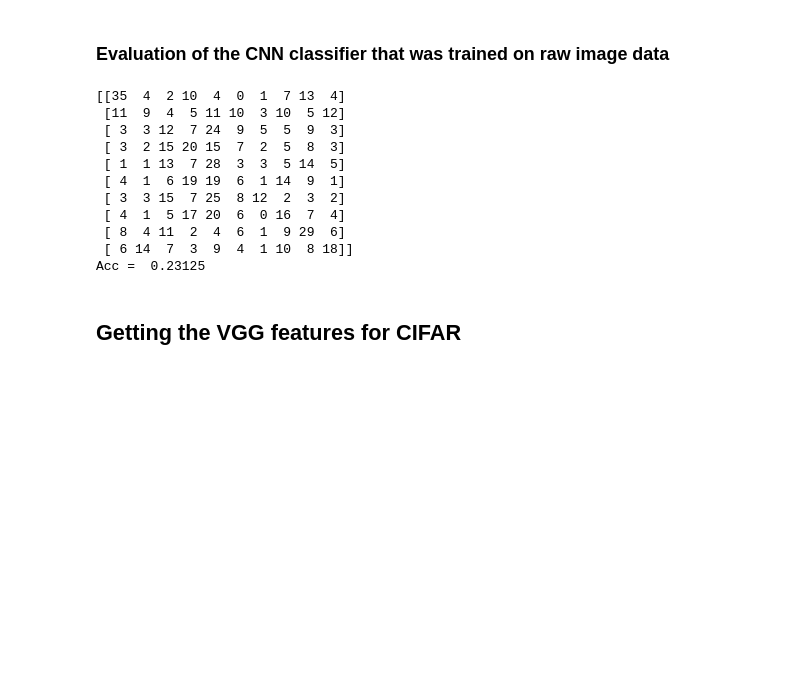
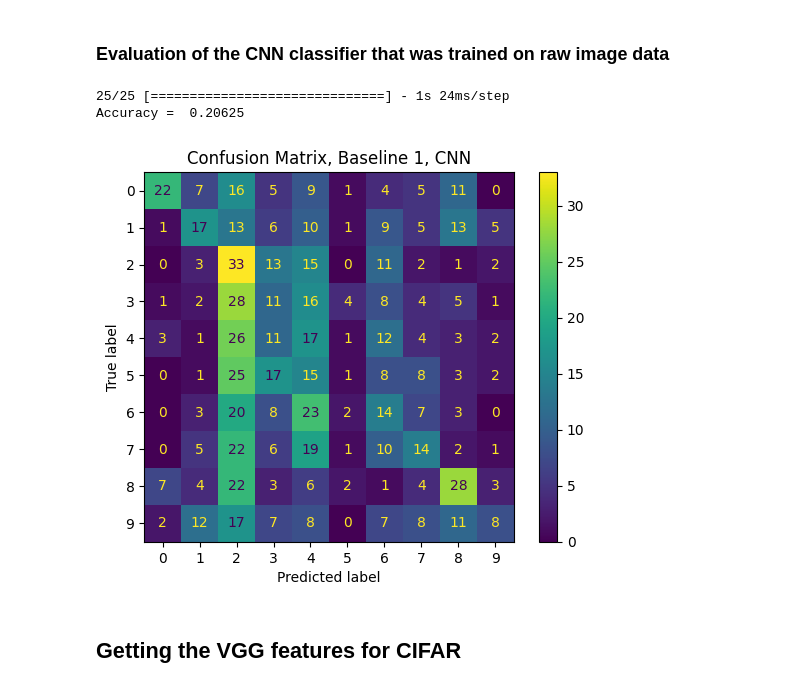
Before and after one commit to tensorchiefs/dl_course_2024, a Jupyter notebook: notebooks/08_classification_transfer_learning_few_labels_sol.ipynb, the cells around one changed output. Drawn from its saved outputs; the diff is of its cells as text; code cells hidden in the pictures; blank space fills up the shorter version.

```diff
--- a/notebooks/08_classification_transfer_learning_few_labels_sol.ipynb
+++ b/notebooks/08_classification_transfer_learning_few_labels_sol.ipynb
@@ -254,22 +249,18 @@ Epoch 30/30
 # %% [markdown]
 ### Evaluation of the CNN classifier that was trained on raw image data
 # %%
-from sklearn.metrics import confusion_matrix
-pred = model.predict(x_test_new)
-print(confusion_matrix(np.argmax(y_test_new,axis=1), np.argmax(pred,axis=1)))
-print("Acc = " ,np.sum(np.argmax(y_test_new,axis=1)==np.argmax(pred,axis=1))/len(y_test_new))
+pred=model.predict(x_test_new)
+cm = confusion_matrix(np.argmax(y_test_new,axis=1), np.argmax(pred,axis=1))
+acc_fc = np.sum(np.argmax(y_test_new,axis=1)==np.argmax(pred,axis=1))/len(y_test_new)
+print("Accuracy = " , acc_fc)
+disp = ConfusionMatrixDisplay(confusion_matrix=cm)
+disp.plot(cmap='viridis')
+plt.title('Confusion Matrix, Baseline 1, CNN')
+plt.show();
 # %% [output]
-[[35  4  2 10  4  0  1  7 13  4]
- [11  9  4  5 11 10  3 10  5 12]
- [ 3  3 12  7 24  9  5  5  9  3]
- [ 3  2 15 20 15  7  2  5  8  3]
- [ 1  1 13  7 28  3  3  5 14  5]
- [ 4  1  6 19 19  6  1 14  9  1]
- [ 3  3 15  7 25  8 12  2  3  2]
- [ 4  1  5 17 20  6  0 16  7  4]
- [ 8  4 11  2  4  6  1  9 29  6]
- [ 6 14  7  3  9  4  1 10  8 18]]
-Acc =  0.23125
+25/25 [==============================] - 1s 24ms/step
+Accuracy =  0.20625
+[figure, added]
 # %% [markdown]
 ## Getting the VGG features for CIFAR
 # %%
```
Also changed, not shown: parts of 12 cells of this notebook, 1 other file.
